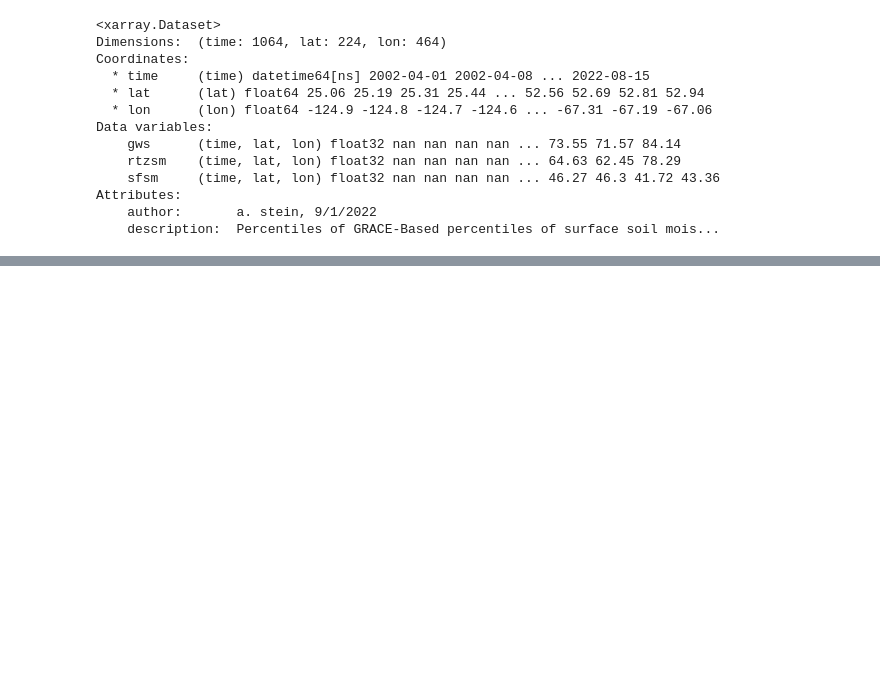
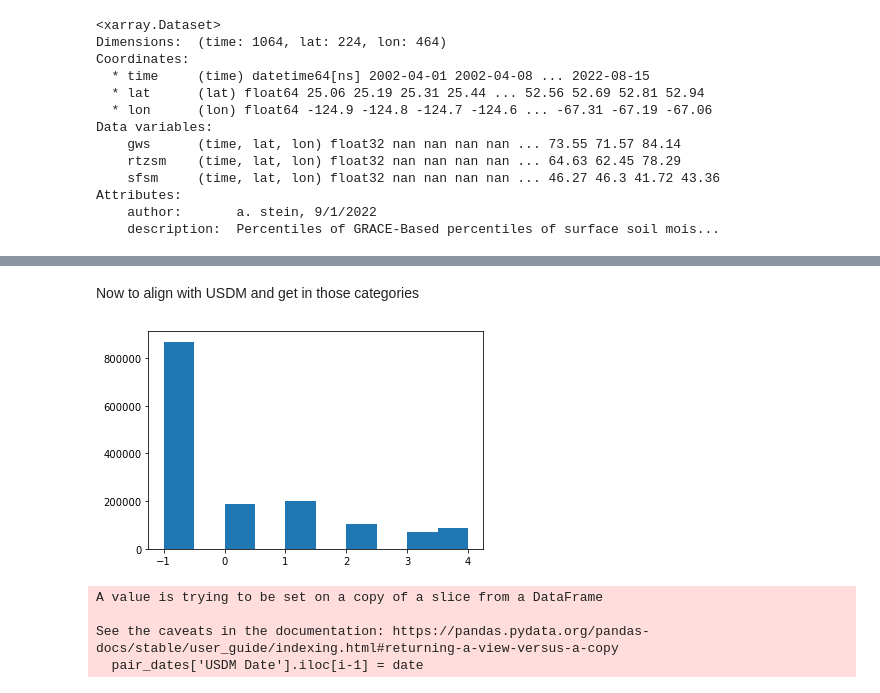
Before and after one commit to UW-Hydro/drought_impact, a Jupyter notebook: notebooks/query/query_format_GRACE.ipynb, the cells around one changed output, grey strips where cells are left out. Drawn from its saved outputs; the diff is of its cells as text; code cells hidden in the pictures; blank space fills up the shorter version.

```diff
--- a/notebooks/query/query_format_GRACE.ipynb
+++ b/notebooks/query/query_format_GRACE.ipynb
@@ -303,0 +351,12 @@ grace_ds.to_netcdf('/pool0/home/steinadi/data/drought/drought_impact/data/drough
+# %% [markdown]
+Now to align with USDM and get in those categories
+# %%
+grace_usdmcat = []
+percentiles = (30, 20, 10, 5, 2)
+
+for da in grace_das:
+    grace_usdmcat.append(compare.dm_to_usdmcat_multtime(da, percentiles))
+# %%
+plt.hist(grace_usdmcat[0].values.ravel());
+# %% [output]
+[figure, added]
@@ -303,0 +369,7 @@ grace_ds.to_netcdf('/pool0/home/steinadi/data/drought/drought_impact/data/drough
+# %%
+pair_dates = compare.pair_to_usdm_date(usdm_dates.copy(), grace_dates.copy(), 'GRACE Date', realign=True)
+# %% [output]
+A value is trying to be set on a copy of a slice from a DataFrame
+
+See the caveats in the documentation: https://pandas.pydata.org/pandas-docs/stable/user_guide/indexing.html#returning-a-view-versus-a-copy
+  pair_dates['USDM Date'].iloc[i-1] = date
```
Also changed, not shown: parts of 18 cells of this notebook.
